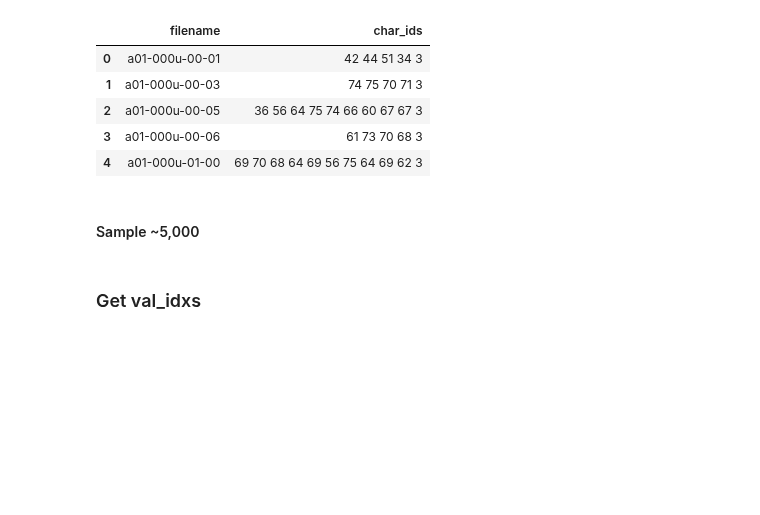
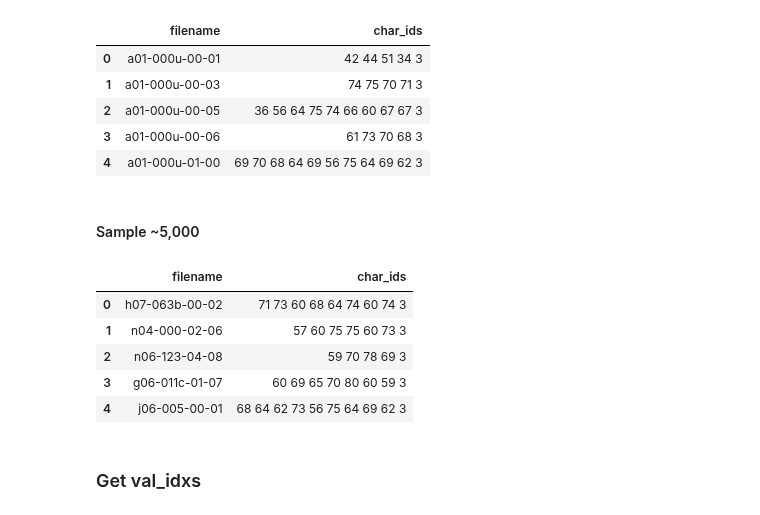
Before and after one commit to ahs8w/Handwriting, a Jupyter notebook: OCR-single-word.ipynb, the cells around one changed output. Drawn from its saved outputs; the diff is of its cells as text; code cells hidden in the pictures; blank space fills up the shorter version.

```diff
--- a/OCR-single-word.ipynb
+++ b/OCR-single-word.ipynb
@@ -111,11 +111,18 @@ csv.head()
 # %%
 CSV = PATH/'sample_words.csv'
 
-samp = csv.sample(5000).reset_index(drop=True)
-samp.to_csv(CSV, index=False)
+# samp = csv.sample(5000).reset_index(drop=True)
+# samp.to_csv(CSV, index=False)
 
 csv = pd.read_csv(CSV)
 csv.head()
+# %% [output]
+|  | filename | char_ids |
+| 0 | h07-063b-00-02 | 71 73 60 68 64 74 60 74 3 |
+| 1 | n04-000-02-06 | 57 60 75 75 60 73 3 |
+| 2 | n06-123-04-08 | 59 70 78 69 3 |
+| 3 | g06-011c-01-07 | 60 69 65 70 80 60 59 3 |
+| 4 | j06-005-00-01 | 68 64 62 73 56 75 64 69 62 3 |
 # %% [markdown]
 ### Get val_idxs
 # %%
```
Also changed, not shown: parts of 13 cells of this notebook.
